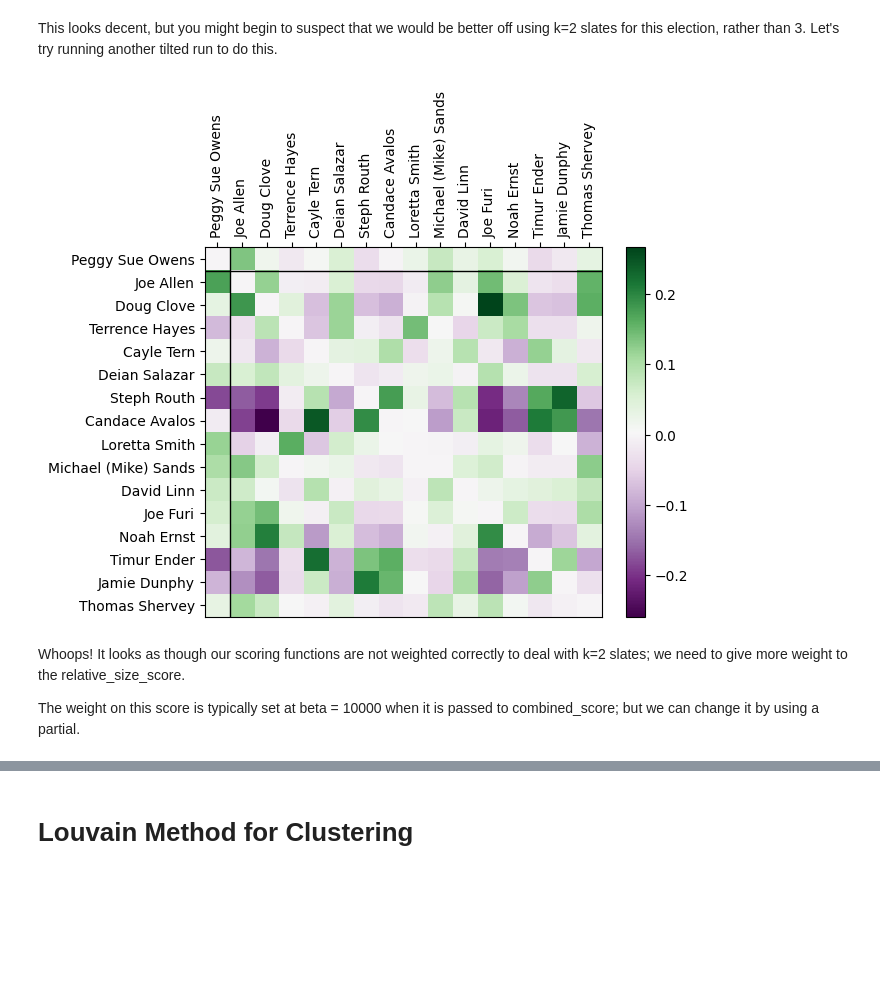
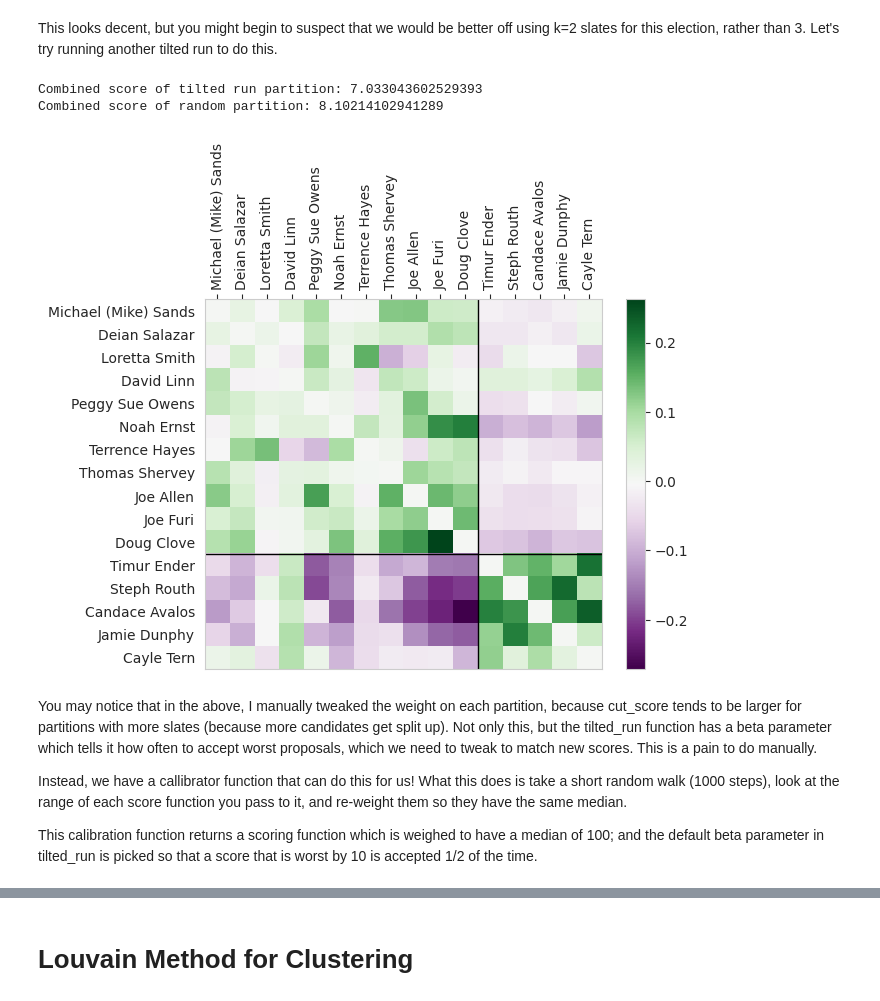
Before and after one commit to mcontrerassc/candidate_matrices, a Jupyter notebook: demo.ipynb, the cells around one changed output, grey strips where cells are left out. Drawn from its saved outputs; the diff is of its cells as text; code cells hidden in the pictures; blank space fills up the shorter version.

```diff
--- a/demo.ipynb
+++ b/demo.ipynb
@@ -73,14 +115,22 @@ Combined score of tilted run partition: 284461.1089719012
 # %% [markdown]
 This looks decent, but you might begin to suspect that we would be better off using k=2 slates for this election, rather than 3. Let's try running another tilted run to do this.
 # %%
-starting_partition = random_partition(candidates, 2)
-best = tilted_run(profile, starting_partition, combined_score, iterations =1000)
+converted_partition = forward_convert(random_partition(candidates, 2), profile.candidates)
+fast_relative_size_score2k = relative_size_score_generator(profile, k=2)
+def my_awesome_score2k(partition):
+    return 8*fast_cut_score(partition) + fast_relative_size_score2k(partition)
+best = fast_tilted_run(converted_partition, my_awesome_score2k, iterations=1000, beta = 10)
+print(f"Combined score of tilted run partition: {my_awesome_score2k(best)}")
+print(f"Combined score of random partition: {my_awesome_score2k(converted_partition)}")
+viz_partition(best, boost, candidates)
+# %% [output]
+Combined score of tilted run partition: 7.033043602529393
+Combined score of random partition: 8.10214102941289
+[figure, added]
-# %%
-viz_order(candidates, best, boost)
-# %% [output]
-[figure, removed]
 # %% [markdown]
-Whoops! It looks as though our scoring functions are not weighted correctly to deal with k=2 slates; we need to give more weight to the relative_size_score.
+You may notice that in the above, I manually tweaked the weight on each partition, because cut_score tends to be larger for partitions with more slates (because more candidates get split up). Not only this, but the tilted_run function has a beta parameter which tells it how often to accept worst proposals, which we need to tweak to match new scores. This is a pain to do manually.
 
-The weight on this score is typically set at beta = 10000 when it is passed to combined_score; but we can change it by using a partial.
+Instead, we have a callibrator function that can do this for us! What this does is take a short random walk (1000 steps), look at the range of each score function you pass to it, and re-weight them so they have the same median.
+
+This calibration function returns a scoring function which is weighed to have a median of 100; and the default beta parameter in tilted_run is picked so that a score that is worst by 10 is accepted 1/2 of the time.
 # %%
```
Also changed, not shown: parts of 25 cells of this notebook.
